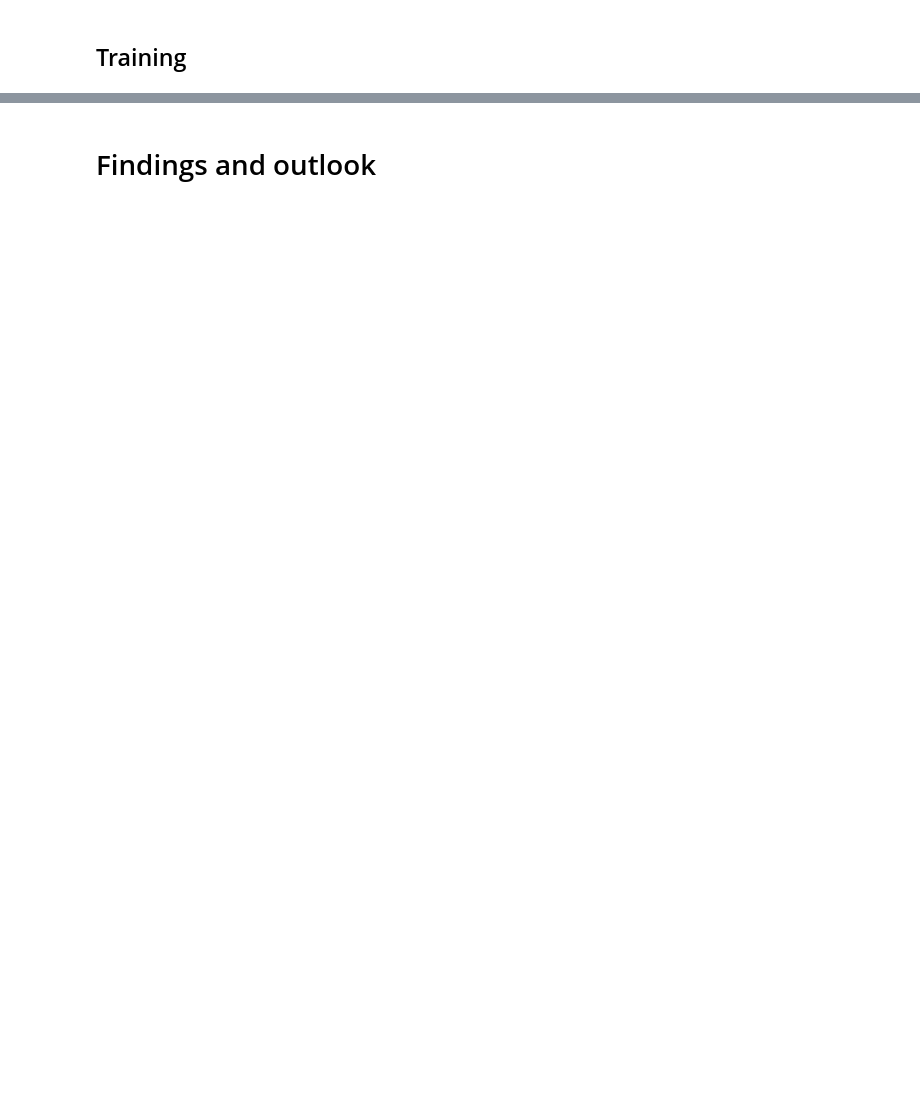
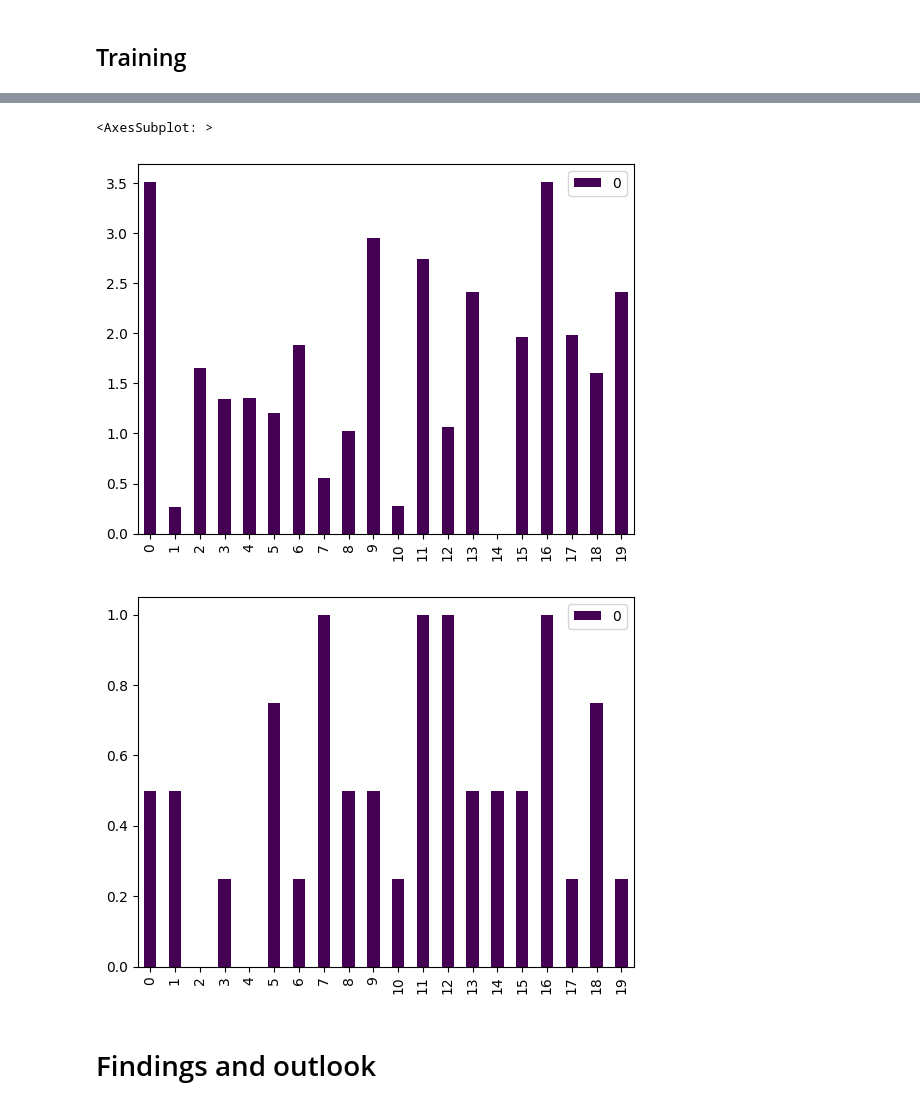
Before and after one commit to ManuRiess/MovieRecommender, a Jupyter notebook: MovieRecommender.ipynb, the cells around one changed output, grey strips where cells are left out. Cells and saved outputs as stored; diff of their text form; code cells hidden in the pictures; blank space fills up the shorter version.

```diff
--- a/MovieRecommender.ipynb
+++ b/MovieRecommender.ipynb
@@ -247,3 +247,13 @@ with open('y_1_data.csv', 'w', newline="") as f:
     for i in range(num_samples):
         row = [y[i]]
         writer.writerow(row)
+# %%
+#Read saved preferences for not calculating again:
+saved_dir = Path("aug_data")
+xFile = saved_dir  / "x_1_data.csv"
+df_x = pd.read_csv(xFile, encoding="latin",names=range(38))
+print(df_x)
+x_list = df_x.values.tolist()
+yFile = saved_dir  / "y_1_data.csv"
+df_y = pd.read_csv(yFile, encoding="latin",names=range(1))
+y_list = df_y.values.tolist()
@@ -249,0 +278,13 @@ with open('y_1_data.csv', 'w', newline="") as f:
+# %%
+# print([df_x.loc[0,0:18], y[0][0]])
+num_samples = 100000
+np_x = np.asarray(x_list)
+x = list()
+y = np.asarray(y_list)
+print(y)
+i = 1
+print(abs(np_x[i,19:37]- np_x[i,0:18]))
+for i in range(100000):
+    x.append(1 - abs(np_x[i,19:37]- np_x[i,0:18]))
+x = np.asarray(x)
+print(x.shape)
@@ -249,0 +316,5 @@ with open('y_1_data.csv', 'w', newline="") as f:
+# %%
+#normalize output: [1,5] -> [0,1]
+y = (y - 1 )/4
+
+print(y.max(),y.min())
@@ -250,7 +345,8 @@ with open('y_1_data.csv', 'w', newline="") as f:
 # %%
 #splitting to x_train and x_test:
-# x = np.asarray(x)
-# y = np.asarray(y)
+x = np.asarray(x)
+y = np.asarray(y)
+
 n_rand = np.random.rand(len(x)) <= 0.8
 x_train = x[n_rand]
 x_test = x[~n_rand]
@@ -337,2 +452,15 @@ Epoch 3/3
+# %%
+# plt.plot([[sum(row) for row in x[:20]]])#, y[:20]])
+del sum
+summ = [sum(row) for row in x[:20]]
+summ = summ - min(summ)
+df_sum = pd.DataFrame(list(summ))
+df_sum.plot(kind='bar',colormap = mpl.colormaps['viridis'])
+df_sum2 = pd.DataFrame(y[:20])
+df_sum2.plot(kind='bar',colormap = mpl.colormaps['viridis'])
+# %% [output]
+<AxesSubplot: >
+[figure, added]
+[figure, added]
 # %% [markdown]
 # Findings and outlook
```
Also changed, not shown: parts of 16 cells of this notebook.
